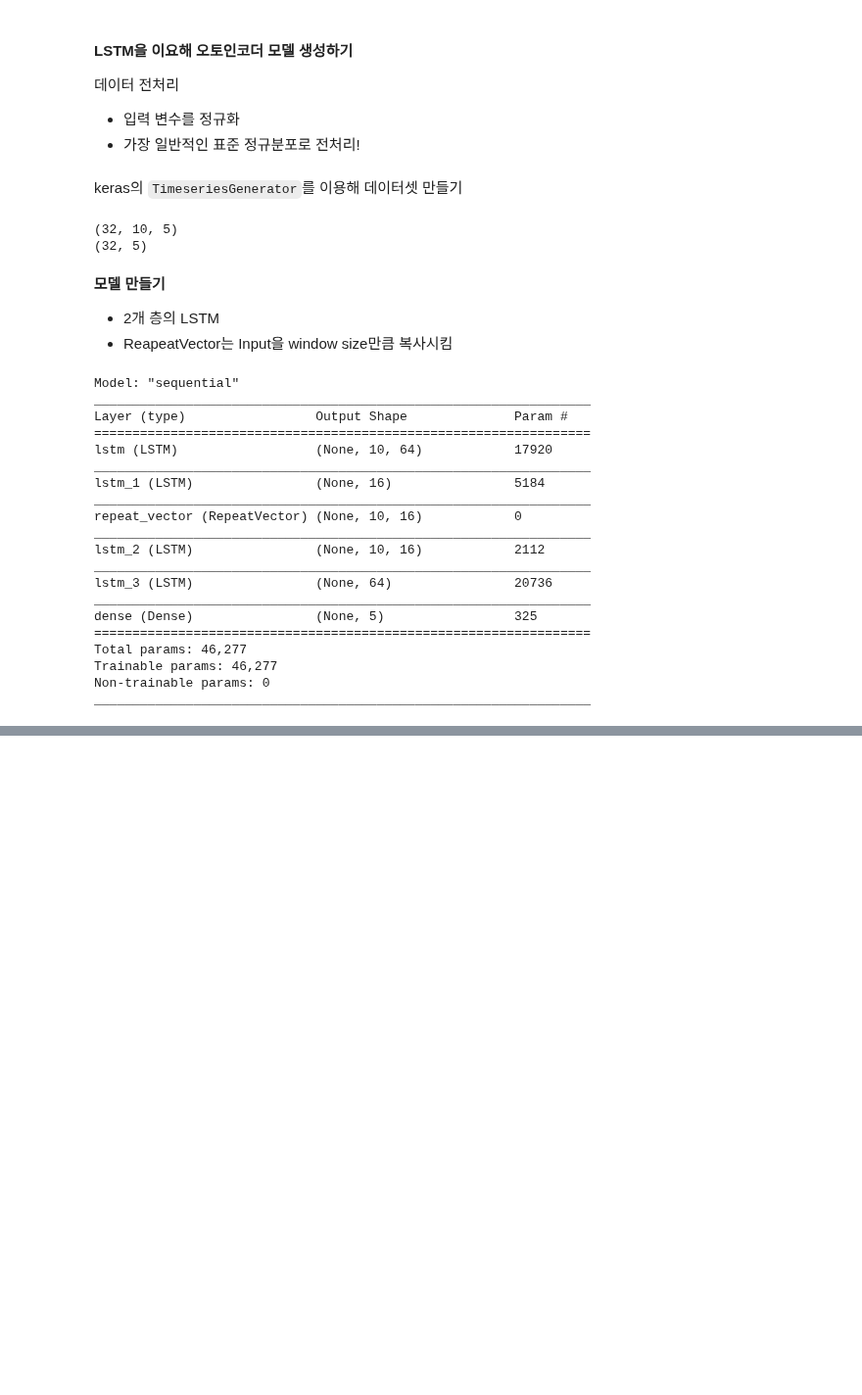
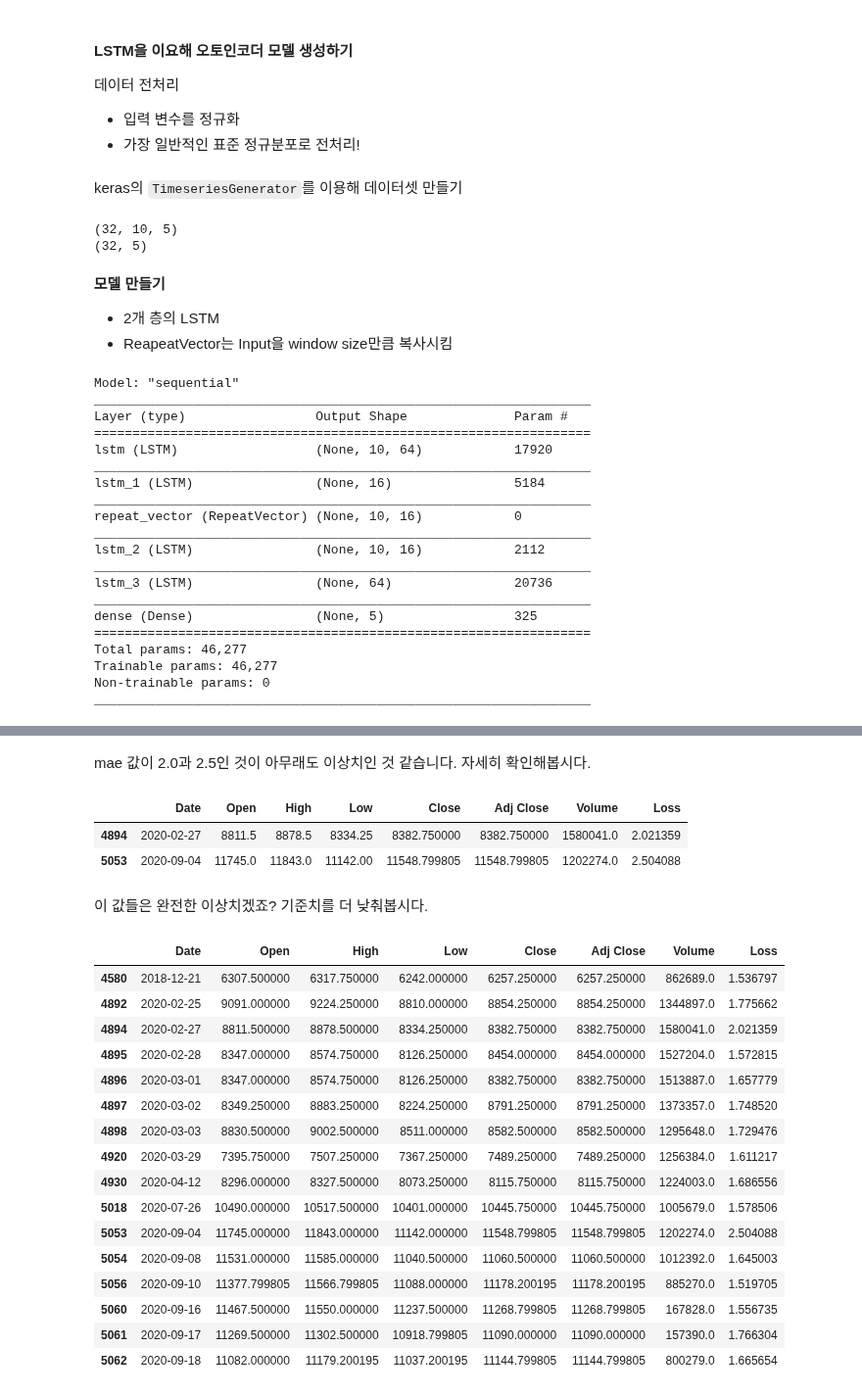
Before and after one commit to jiyeoon/aiffel, a Jupyter notebook: Week12/Exploration20(2).ipynb, the cells around one changed output, grey strips where cells are left out. Shown at 98% size. Saved outputs shown, nothing was run; the diff lists cells and outputs as text; code cells hidden in the pictures; blank space fills up the shorter version.

```diff
--- a/Week12/Exploration20(2).ipynb
+++ b/Week12/Exploration20(2).ipynb
@@ -471,0 +516,37 @@ hist = model.fit(
+# %% [markdown]
+mae 값이 2.0과 2.5인 것이 아무래도 이상치인 것 같습니다. 자세히 확인해봅시다.
+# %%
+import copy
+
+test_df = copy.deepcopy(df.loc[window_size:]).reset_index(drop=True)
+test_df['Loss'] = mae_loss
+
+threshold = 2.0
+test_df.loc[test_df.Loss > threshold]
+# %% [output]
+|  | Date | Open | High | Low | Close | Adj Close | Volume | Loss |
+| 4894 | 2020-02-27 | 8811.5 | 8878.5 | 8334.25 | 8382.750000 | 8382.750000 | 1580041.0 | 2.021359 |
+| 5053 | 2020-09-04 | 11745.0 | 11843.0 | 11142.00 | 11548.799805 | 11548.799805 | 1202274.0 | 2.504088 |
+# %% [markdown]
+이 값들은 완전한 이상치겠죠? 기준치를 더 낮춰봅시다.
+# %%
+threshold = 1.5
+test_df.loc[test_df.Loss > threshold]
+# %% [output]
+|  | Date | Open | High | Low | Close | Adj Close | Volume | Loss |
+| 4580 | 2018-12-21 | 6307.500000 | 6317.750000 | 6242.000000 | 6257.250000 | 6257.250000 | 862689.0 | 1.536797 |
+| 4892 | 2020-02-25 | 9091.000000 | 9224.250000 | 8810.000000 | 8854.250000 | 8854.250000 | 1344897.0 | 1.775662 |
+| 4894 | 2020-02-27 | 8811.500000 | 8878.500000 | 8334.250000 | 8382.750000 | 8382.750000 | 1580041.0 | 2.021359 |
+| 4895 | 2020-02-28 | 8347.000000 | 8574.750000 | 8126.250000 | 8454.000000 | 8454.000000 | 1527204.0 | 1.572815 |
+| 4896 | 2020-03-01 | 8347.000000 | 8574.750000 | 8126.250000 | 8382.750000 | 8382.750000 | 1513887.0 | 1.657779 |
+| 4897 | 2020-03-02 | 8349.250000 | 8883.250000 | 8224.250000 | 8791.250000 | 8791.250000 | 1373357.0 | 1.748520 |
+| 4898 | 2020-03-03 | 8830.500000 | 9002.500000 | 8511.000000 | 8582.500000 | 8582.500000 | 1295648.0 | 1.729476 |
+| 4920 | 2020-03-29 | 7395.750000 | 7507.250000 | 7367.250000 | 7489.250000 | 7489.250000 | 1256384.0 | 1.611217 |
+| 4930 | 2020-04-12 | 8296.000000 | 8327.500000 | 8073.250000 | 8115.750000 | 8115.750000 | 1224003.0 | 1.686556 |
+| 5018 | 2020-07-26 | 10490.000000 | 10517.500000 | 10401.000000 | 10445.750000 | 10445.750000 | 1005679.0 | 1.578506 |
+| 5053 | 2020-09-04 | 11745.000000 | 11843.000000 | 11142.000000 | 11548.799805 | 11548.799805 | 1202274.0 | 2.504088 |
+| 5054 | 2020-09-08 | 11531.000000 | 11585.000000 | 11040.500000 | 11060.500000 | 11060.500000 | 1012392.0 | 1.645003 |
+| 5056 | 2020-09-10 | 11377.799805 | 11566.799805 | 11088.000000 | 11178.200195 | 11178.200195 | 885270.0 | 1.519705 |
+| 5060 | 2020-09-16 | 11467.500000 | 11550.000000 | 11237.500000 | 11268.799805 | 11268.799805 | 167828.0 | 1.556735 |
+| 5061 | 2020-09-17 | 11269.500000 | 11302.500000 | 10918.799805 | 11090.000000 | 11090.000000 | 157390.0 | 1.766304 |
+| 5062 | 2020-09-18 | 11082.000000 | 11179.200195 | 11037.200195 | 11144.799805 | 11144.799805 | 800279.0 | 1.665654 |
```
Also changed, not shown: parts of 8 cells of this notebook.
